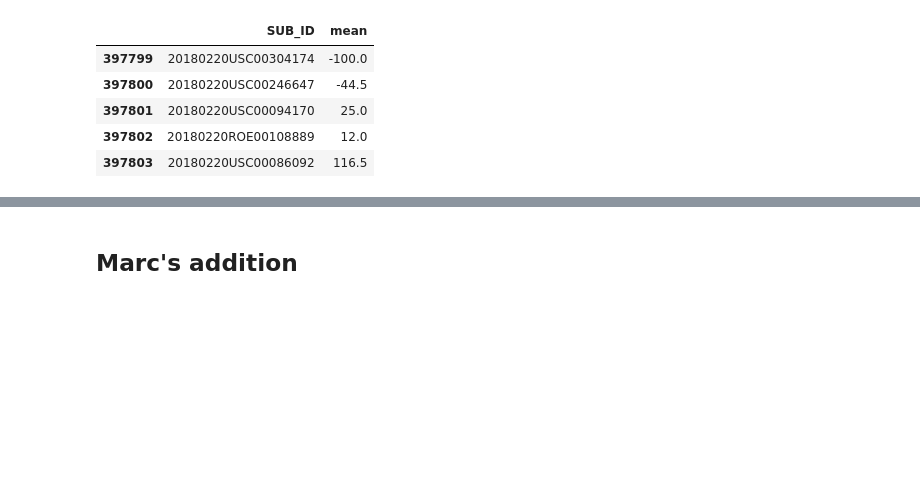
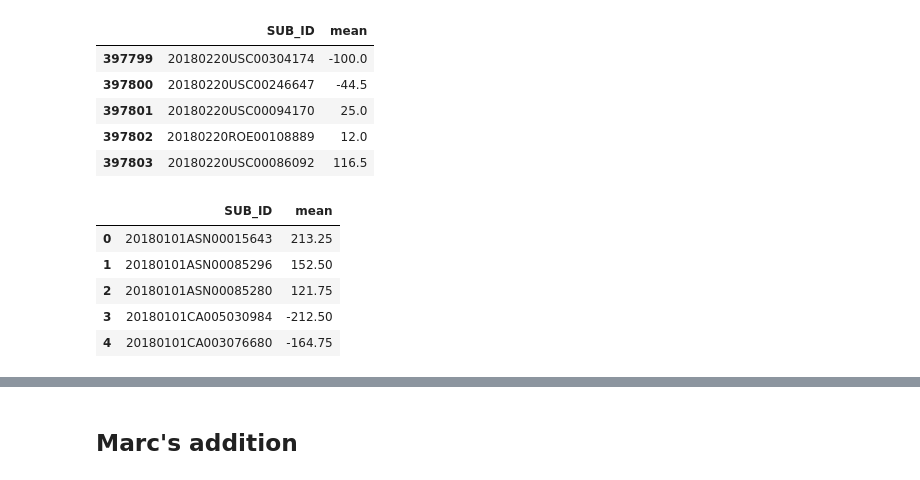
Before and after one commit to neha01mittal/dma-weather-pred, a Jupyter notebook: Lab5_working.ipynb, the cells around one changed output, grey strips where cells are left out. Drawn from its saved outputs; the diff is of its cells as text; code cells hidden in the pictures; blank space fills up the shorter version.

```diff
--- a/Lab5_working.ipynb
+++ b/Lab5_working.ipynb
@@ -318 +326,10 @@ df_final.tail()
 df_final.to_csv('dma_submission_1.csv')
+# %%
+df_final.head()
+# %% [output]
+|  | SUB_ID | mean |
+| 0 | 20180101ASN00015643 | 213.25 |
+| 1 | 20180101ASN00085296 | 152.50 |
+| 2 | 20180101ASN00085280 | 121.75 |
+| 3 | 20180101CA005030984 | -212.50 |
+| 4 | 20180101CA003076680 | -164.75 |
```
Also changed, not shown: parts of 87 cells of this notebook.
